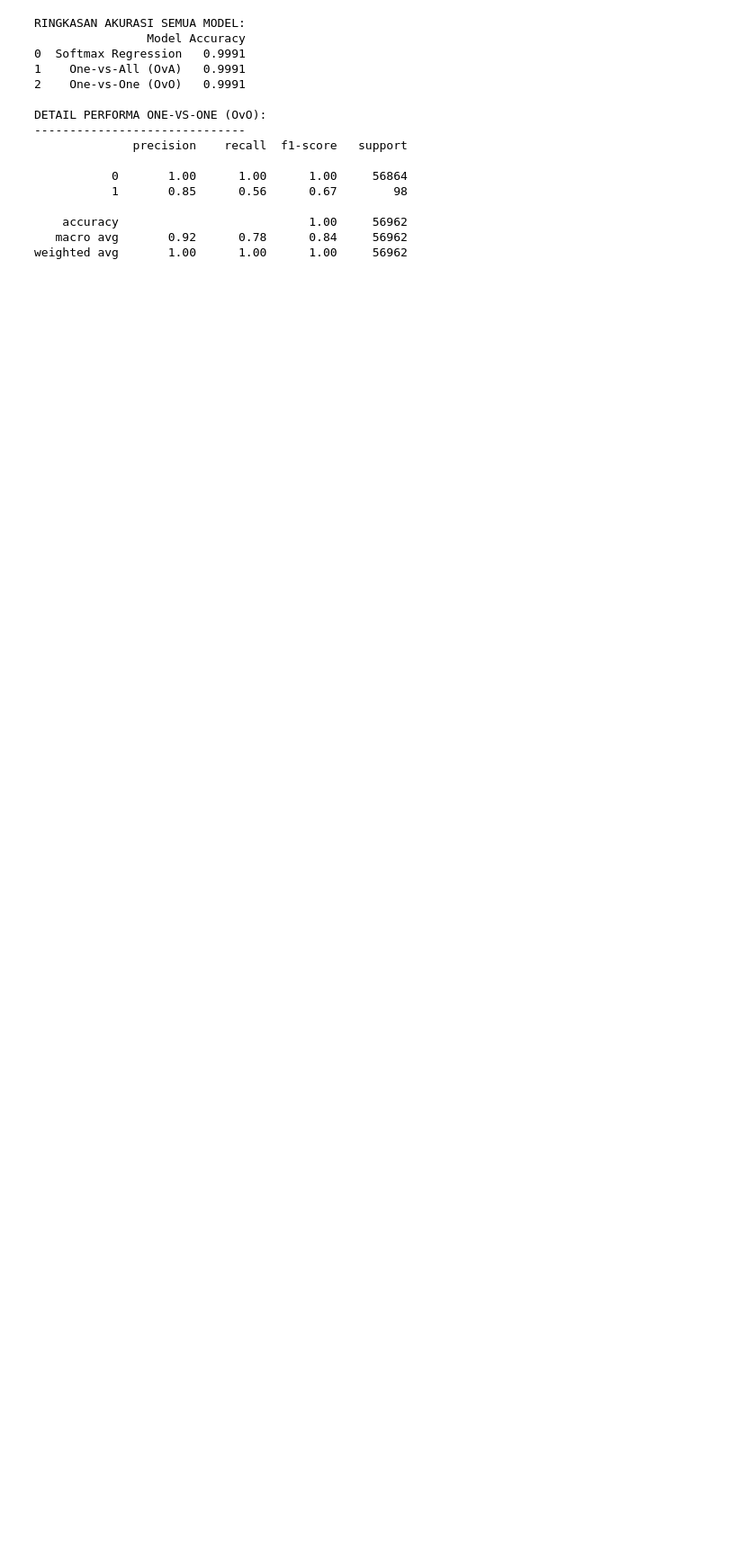
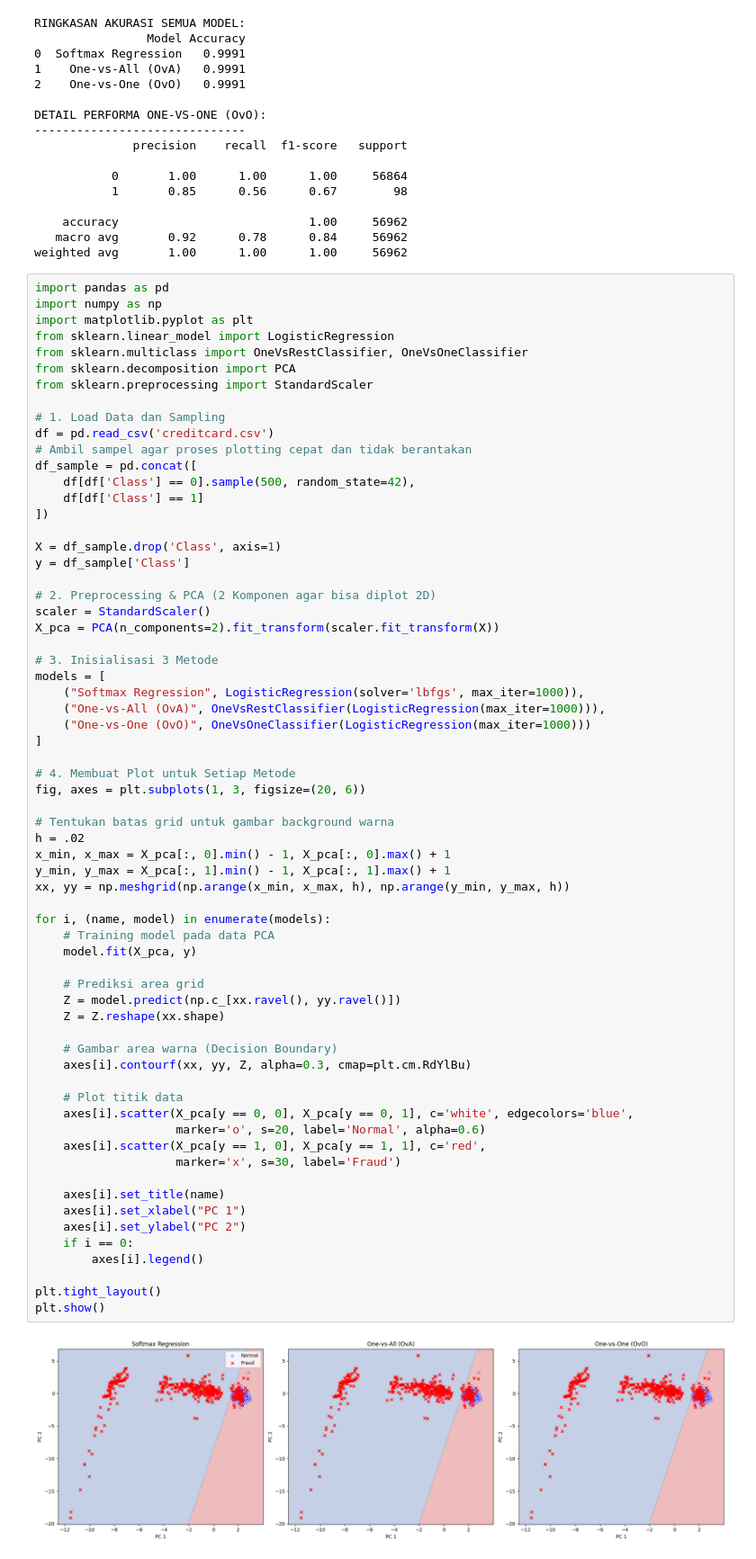
Before and after one commit to Dwkrwn/datasetAI, a Jupyter notebook: ProgramPerbandingan.ipynb, the cells around one changed output. Shown at 90% size. Saved outputs shown, nothing was run; the diff lists cells and outputs as text; blank space fills up the shorter version.

Commit message:
Tambahkan Gambar model

```diff
--- a/ProgramPerbandingan.ipynb
+++ b/ProgramPerbandingan.ipynb
@@ -110,3 +110,70 @@ DETAIL PERFORMA ONE-VS-ONE (OvO):
     accuracy                           1.00     56962
    macro avg       0.92      0.78      0.84     56962
 weighted avg       1.00      1.00      1.00     56962
+# %%
+import pandas as pd
+import numpy as np
+import matplotlib.pyplot as plt
+from sklearn.linear_model import LogisticRegression
+from sklearn.multiclass import OneVsRestClassifier, OneVsOneClassifier
+from sklearn.decomposition import PCA
+from sklearn.preprocessing import StandardScaler
+
+# 1. Load Data dan Sampling
+df = pd.read_csv('creditcard.csv')
+# Ambil sampel agar proses plotting cepat dan tidak berantakan
+df_sample = pd.concat([
+    df[df['Class'] == 0].sample(500, random_state=42),
+    df[df['Class'] == 1]
+])
+
+X = df_sample.drop('Class', axis=1)
+y = df_sample['Class']
+
+# 2. Preprocessing & PCA (2 Komponen agar bisa diplot 2D)
+scaler = StandardScaler()
+X_pca = PCA(n_components=2).fit_transform(scaler.fit_transform(X))
+
+# 3. Inisialisasi 3 Metode
+models = [
+    ("Softmax Regression", LogisticRegression(solver='lbfgs', max_iter=1000)),
+    ("One-vs-All (OvA)", OneVsRestClassifier(LogisticRegression(max_iter=1000))),
+    ("One-vs-One (OvO)", OneVsOneClassifier(LogisticRegression(max_iter=1000)))
+]
+
+# 4. Membuat Plot untuk Setiap Metode
+fig, axes = plt.subplots(1, 3, figsize=(20, 6))
+
+# Tentukan batas grid untuk gambar background warna
+h = .02
+x_min, x_max = X_pca[:, 0].min() - 1, X_pca[:, 0].max() + 1
+y_min, y_max = X_pca[:, 1].min() - 1, X_pca[:, 1].max() + 1
+xx, yy = np.meshgrid(np.arange(x_min, x_max, h), np.arange(y_min, y_max, h))
+
+for i, (name, model) in enumerate(models):
+    # Training model pada data PCA
+    model.fit(X_pca, y)
+
+    # Prediksi area grid
+    Z = model.predict(np.c_[xx.ravel(), yy.ravel()])
+    Z = Z.reshape(xx.shape)
+
+    # Gambar area warna (Decision Boundary)
+    axes[i].contourf(xx, yy, Z, alpha=0.3, cmap=plt.cm.RdYlBu)
+
+    # Plot titik data
+    axes[i].scatter(X_pca[y == 0, 0], X_pca[y == 0, 1], c='white', edgecolors='blue',
+                    marker='o', s=20, label='Normal', alpha=0.6)
+    axes[i].scatter(X_pca[y == 1, 0], X_pca[y == 1, 1], c='red',
+                    marker='x', s=30, label='Fraud')
+
+    axes[i].set_title(name)
+    axes[i].set_xlabel("PC 1")
+    axes[i].set_ylabel("PC 2")
+    if i == 0:
+        axes[i].legend()
+
+plt.tight_layout()
+plt.show()
+# %% [output]
+[figure, added]
```
